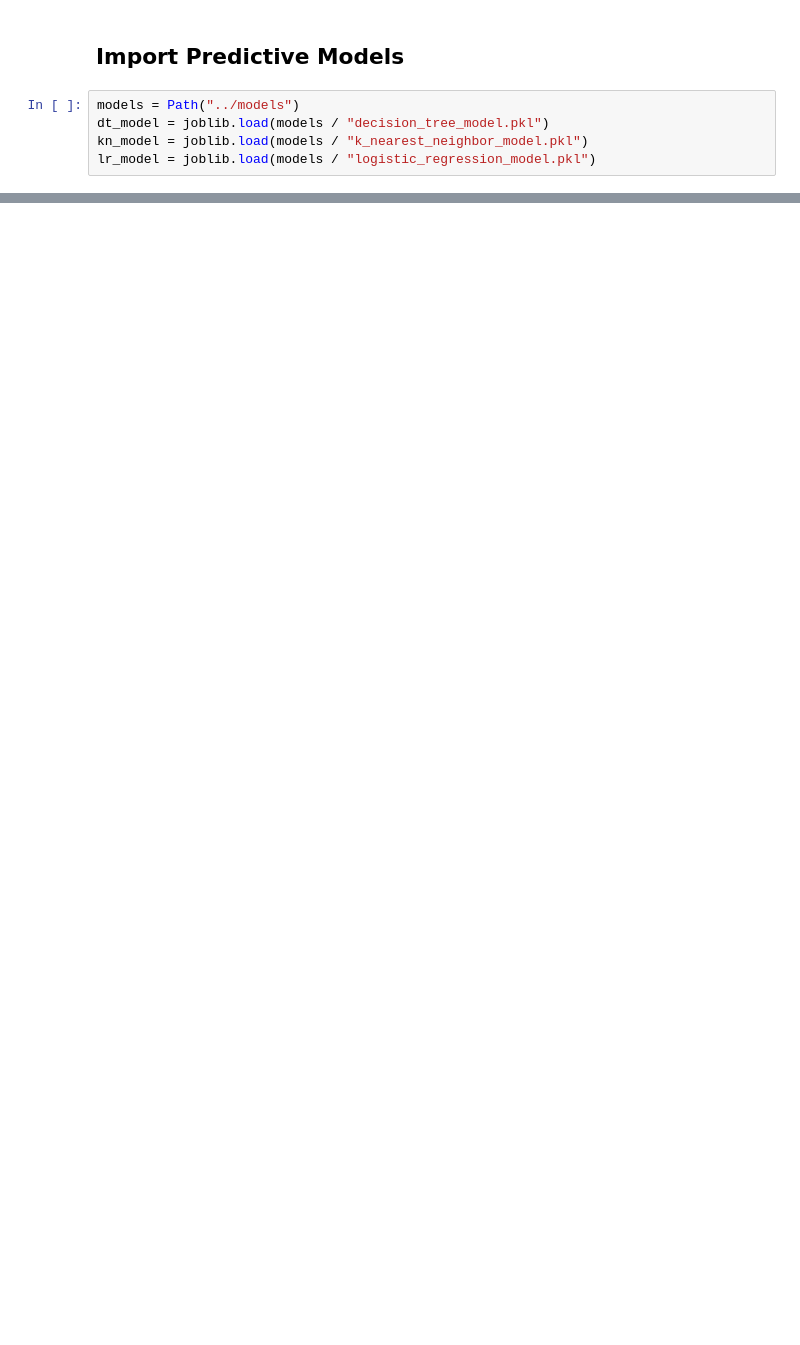
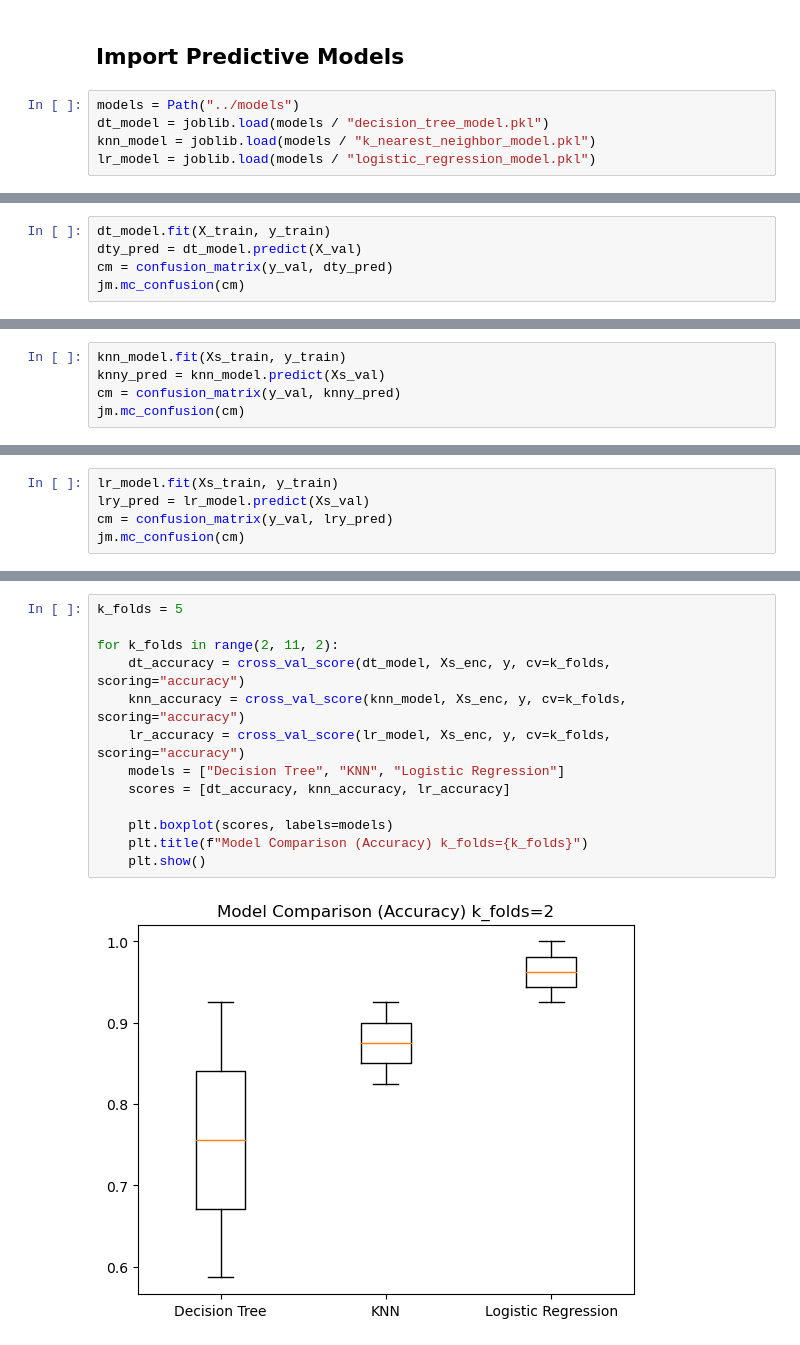
Before and after one commit to junclemente/ads505-FinalProject, a Jupyter notebook: 03. model_evaluation/evaluation.ipynb, the cells around one changed output, grey strips where cells are left out. Drawn from its saved outputs; the diff is of its cells as text; blank space fills up the shorter version.

```diff
--- a/03. model_evaluation/evaluation.ipynb
+++ b/03. model_evaluation/evaluation.ipynb
@@ -88,5 +80,5 @@ Xs_test[std_cols] = scaler.transform(Xs_test[std_cols])
 # %%
 models = Path("../models")
 dt_model = joblib.load(models / "decision_tree_model.pkl")
-kn_model = joblib.load(models / "k_nearest_neighbor_model.pkl")
+knn_model = joblib.load(models / "k_nearest_neighbor_model.pkl")
 lr_model = joblib.load(models / "logistic_regression_model.pkl")
@@ -111,0 +85,5 @@ display(y_train.shape[0])
+# %%
+dt_model.fit(X_train, y_train)
+dty_pred = dt_model.predict(X_val)
+cm = confusion_matrix(y_val, dty_pred)
+jm.mc_confusion(cm)
@@ -111,0 +103,5 @@ display(y_train.shape[0])
+# %%
+knn_model.fit(Xs_train, y_train)
+knny_pred = knn_model.predict(Xs_val)
+cm = confusion_matrix(y_val, knny_pred)
+jm.mc_confusion(cm)
@@ -111,0 +121,5 @@ display(y_train.shape[0])
+# %%
+lr_model.fit(Xs_train, y_train)
+lry_pred = lr_model.predict(Xs_val)
+cm = confusion_matrix(y_val, lry_pred)
+jm.mc_confusion(cm)
@@ -111,0 +146,15 @@ display(y_train.shape[0])
+# %%
+k_folds = 5
+
+for k_folds in range(2, 11, 2):
+    dt_accuracy = cross_val_score(dt_model, Xs_enc, y, cv=k_folds, scoring="accuracy")
+    knn_accuracy = cross_val_score(knn_model, Xs_enc, y, cv=k_folds, scoring="accuracy")
+    lr_accuracy = cross_val_score(lr_model, Xs_enc, y, cv=k_folds, scoring="accuracy")
+    models = ["Decision Tree", "KNN", "Logistic Regression"]
+    scores = [dt_accuracy, knn_accuracy, lr_accuracy]
+
+    plt.boxplot(scores, labels=models)
+    plt.title(f"Model Comparison (Accuracy) k_folds={k_folds}")
+    plt.show()
+# %% [output]
+[figure, added]
```
Also changed, not shown: parts of 14 cells of this notebook.
